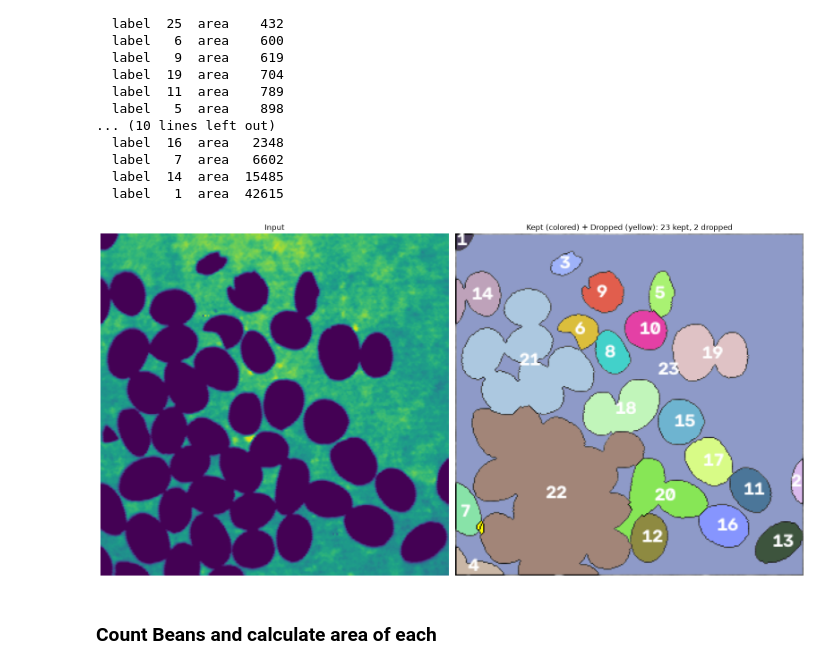
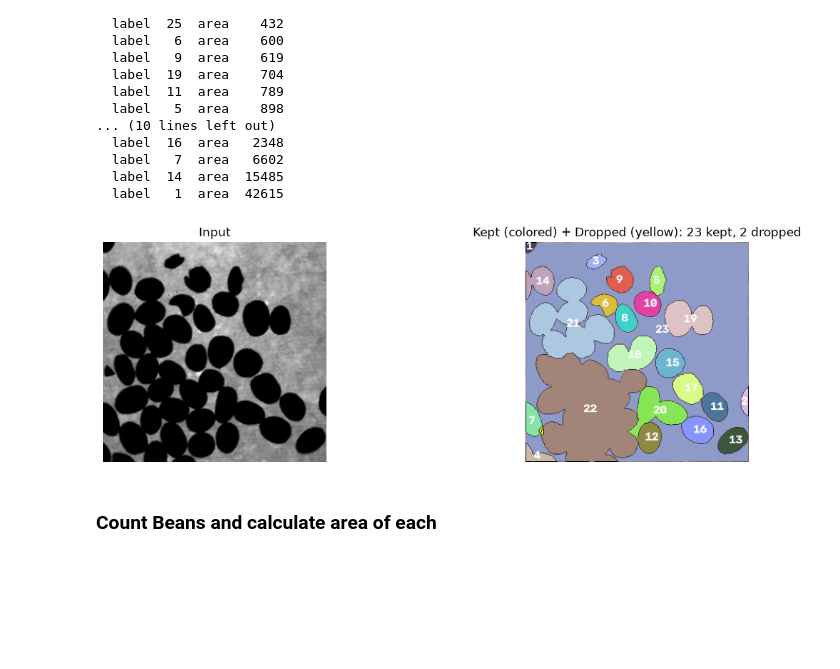
Before and after one commit to bdsh-14/unr-ee681-image-analysis, a Jupyter notebook: HW3/assignment3.ipynb, the cells around one changed output. Cells and saved outputs as stored; diff of their text form; code cells hidden in the pictures; blank space fills up the shorter version.

```diff
--- a/HW3/assignment3.ipynb
+++ b/HW3/assignment3.ipynb
@@ -4,8 +4,8 @@ import numpy as np
 import matplotlib.pyplot as plt
 # %%
 # Helper function to display images
-def display_images(images, titles, cmap='gray'):
-    plt.figure(figsize=(12, 4))
+def display_images(images, titles, cmap='gray', figsize=(14, 4)):
+    plt.figure(figsize=figsize)
     for i, (img, title) in enumerate(zip(images, titles)):
         plt.subplot(1, len(images), i + 1)
         plt.imshow(img, cmap=cmap)
@@ -252,29 +272,28 @@ All region areas (sorted):
 # %%
 output = cv2.cvtColor(img, cv2.COLOR_GRAY2BGR)
 rng = np.random.default_rng(0)
 
 kept, dropped = [], []
 for l, a in all_regions:
     color = tuple(int(c) for c in rng.integers(60, 255, 3))
     if a >= 50:
         output[markers == l] = color
         kept.append(l)
     else:
         output[markers == l] = (255, 255, 0)   # yellow = dropped
         dropped.append(l)
 
 # Draw centroids and index for each KEPT bean
 for i, l in enumerate(kept):
     ys, xs = np.where(markers == l)
     cx, cy = int(xs.mean()), int(ys.mean())
     cv2.putText(output, str(i+1), (cx-5, cy+5),
                 cv2.FONT_HERSHEY_SIMPLEX, 0.5, (255,255,255), 2)
 
-show(img, output,
-     titles=["Input", f"Kept (colored) + Dropped (yellow): {len(kept)} kept, {len(dropped)} dropped"],
-     cmap=None, figsize=(16, 8))
+display_images([img, output],
+     titles=["Input", f"Kept (colored) + Dropped (yellow): {len(kept)} kept, {len(dropped)} dropped"])
 # %% [output]
-[figure, old version]
+[figure, new version]
 # %% [markdown]
 ### Count Beans and calculate area of each
 # %%
```
Also changed, not shown: parts of 8 cells of this notebook.
